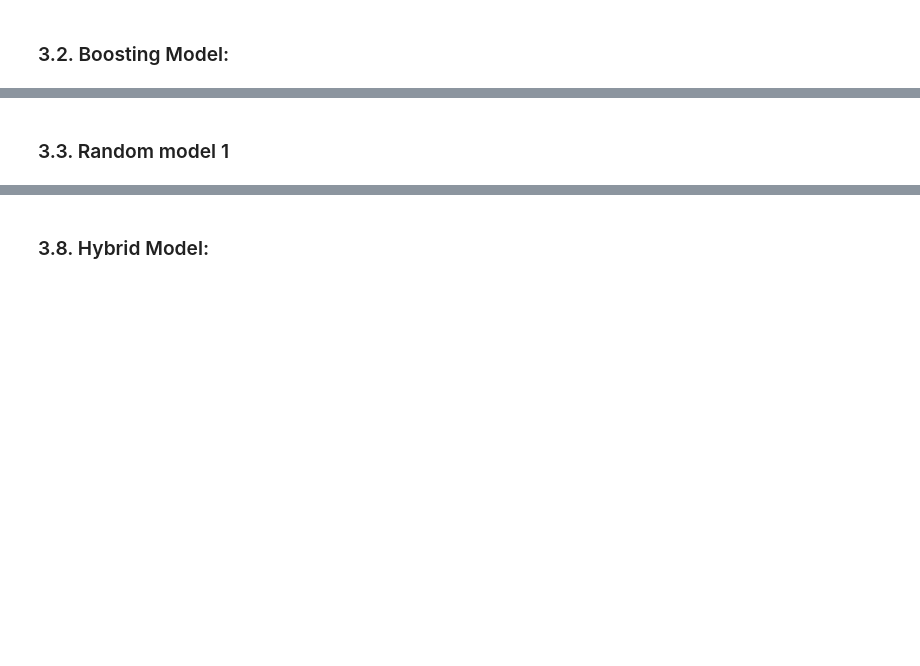
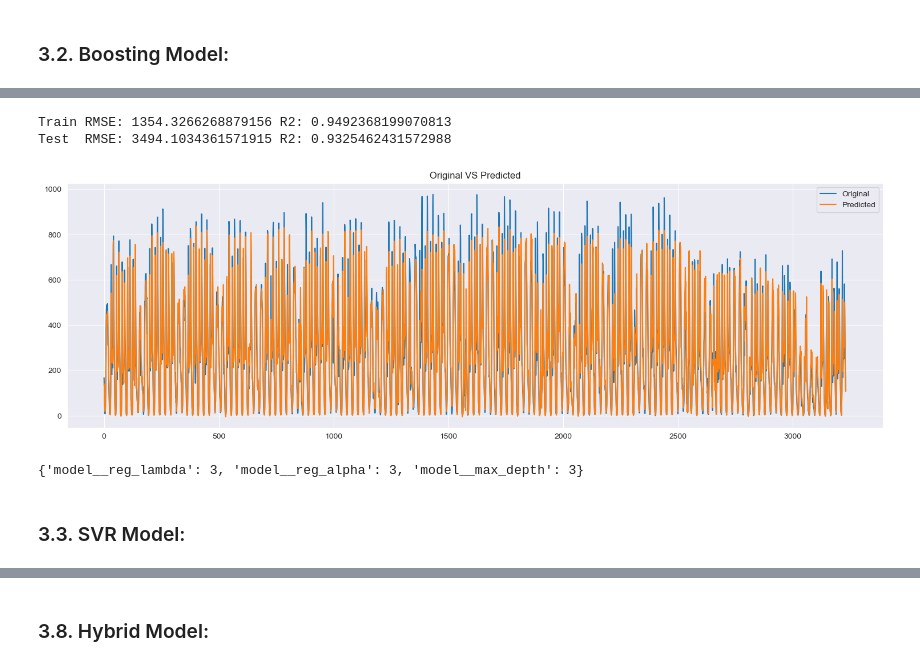
Before and after one commit to 24087068/verhuuraantallen_voorspelling, a Jupyter notebook: notebooks/main.ipynb, the cells around one changed output, grey strips where cells are left out. Cells and saved outputs as stored; diff of their text form; code cells hidden in the pictures; blank space fills up the shorter version.

```diff
--- a/notebooks/main.ipynb
+++ b/notebooks/main.ipynb
@@ -295,2 +352,18 @@ dtype: int64
+# %%
+best_xgb, params_xgb = interpolation_model(
+    df_model,
+    XGBRegressor(),
+    {
+        'model__max_depth': [3, 6, 9],
+        'model__reg_alpha': [-3, 3, 30], # Lasso
+        'model__reg_lambda': [-3, 3, 30] # Ridge
+    }
+)
+print(params_xgb)
+# %% [output]
+Train RMSE: 1354.3266268879156 R2: 0.9492368199070813
+Test  RMSE: 3494.1034361571915 R2: 0.9325462431572988
+[figure, added]
+{'model__reg_lambda': 3, 'model__reg_alpha': 3, 'model__max_depth': 3}
 # %% [markdown]
-### 3.3. Random model 1
+### 3.3. SVR Model:
```
Also changed, not shown: parts of 34 cells of this notebook, 2 other files.
